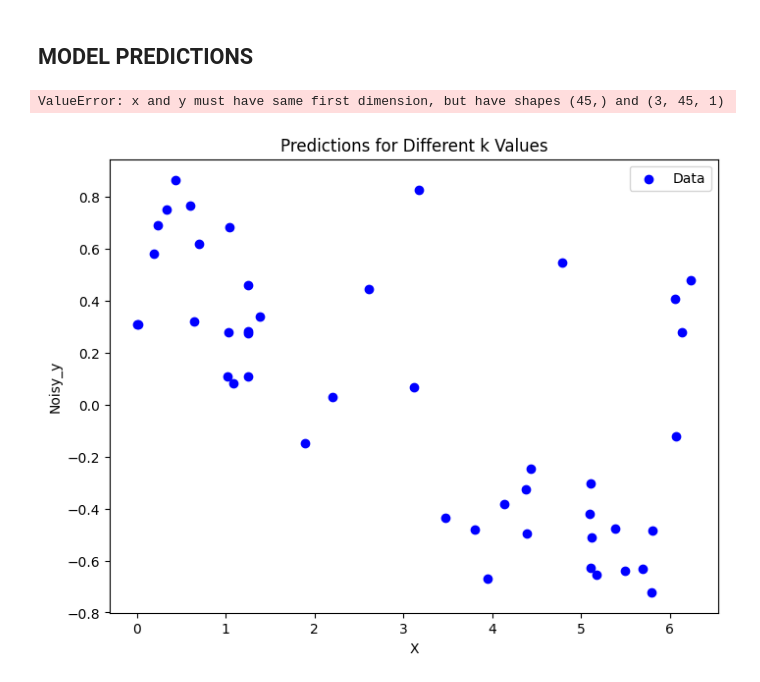
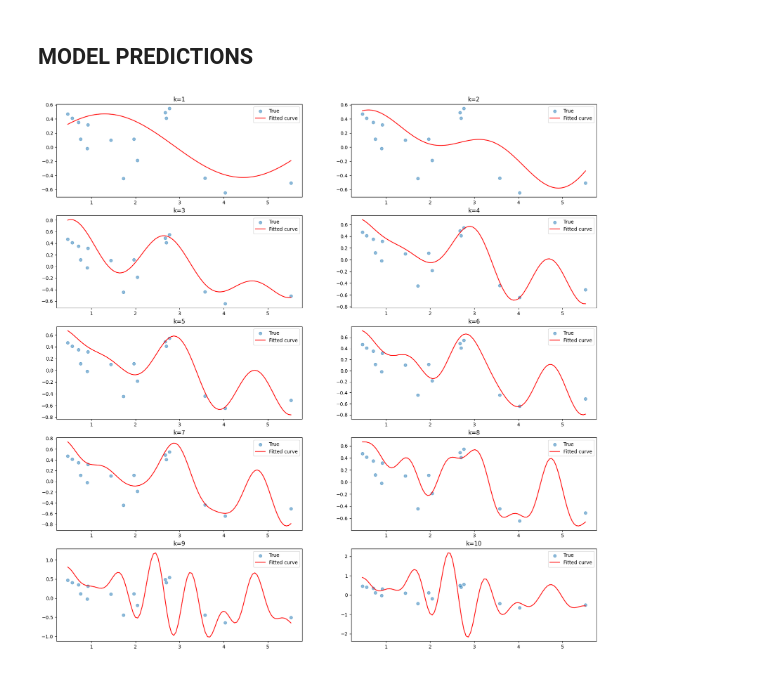
Before and after one commit to kkipngenokoech/MathsRequiredForAI, a Jupyter notebook: INTRO TO ML/HW2/nonlinear-regression.ipynb, the cells around one changed output. Cells and saved outputs as stored; diff of their text form; code cells hidden in the pictures.

```diff
--- a/INTRO TO ML/HW2/nonlinear-regression.ipynb
+++ b/INTRO TO ML/HW2/nonlinear-regression.ipynb
@@ -146,21 +146,3 @@ The optimal k that minimizes the validation error is: 4
 The optimal k values for training and validation errors are different. This discrepancy occurs because the training error measures how well the model fits the training data, while the validation error measures how well the model generalizes to unseen data. A lower k value might fit the training data very well (low training error) but may not generalize well to new data (high validation error). Conversely, a higher k value might provide a better balance between fitting the training data and generalizing to new data, resulting in a lower validation error. This phenomenon is known as overfitting and underfitting. The optimal k for validation error is typically preferred as it indicates better generalization performance.
 # %% [markdown]
 ## MODEL PREDICTIONS
-# %%
-
-# Plot Predictions for Different k Values
-plt.figure(figsize=(8, 6))
-plt.scatter(X_train, Y_train, color='blue', label='Data')
-plt.xlabel('X')
-plt.ylabel('Noisy_y')
-plt.title('Predictions for Different k Values')
-plt.legend()
-for k in range(1, 11):
-    sinusoidal_regressor.fit(X_train, Y_train, k)
-    y_pred = sinusoidal_regressor.predict(X_train)
-    plt.plot(X_train, y_pred, label=f'k={k}')
-plt.legend()
-plt.show()
-# %% [output]
-ValueError: x and y must have same first dimension, but have shapes (45,) and (3, 45, 1)
-[figure, removed]
@@ -197,0 +149,17 @@ plt.show()
+# %%
+
+# Plot Predictions for Different k Values
+fig, axs = plt.subplots(5, 2, figsize=(20, 20))
+x_line = np.linspace(X_val.min(), X_val.max(), 100)
+for k in k_values:
+    sinusoidal_regressor.fit(X_train, Y_train, k)
+    y_line = sinusoidal_regressor.predict(x_line)
+
+    ax = axs[(k - 1) // 2, (k - 1) % 2]
+    ax.scatter(X_val, Y_val, label="True", alpha=0.5)
+    ax.plot(x_line, y_line, color='r', label="Fitted curve")
+    ax.set_title(f"k={k}")
+    ax.legend()
+plt.show()
+# %% [output]
+[figure, added]
```
Also changed, not shown: parts of 5 cells of this notebook.
